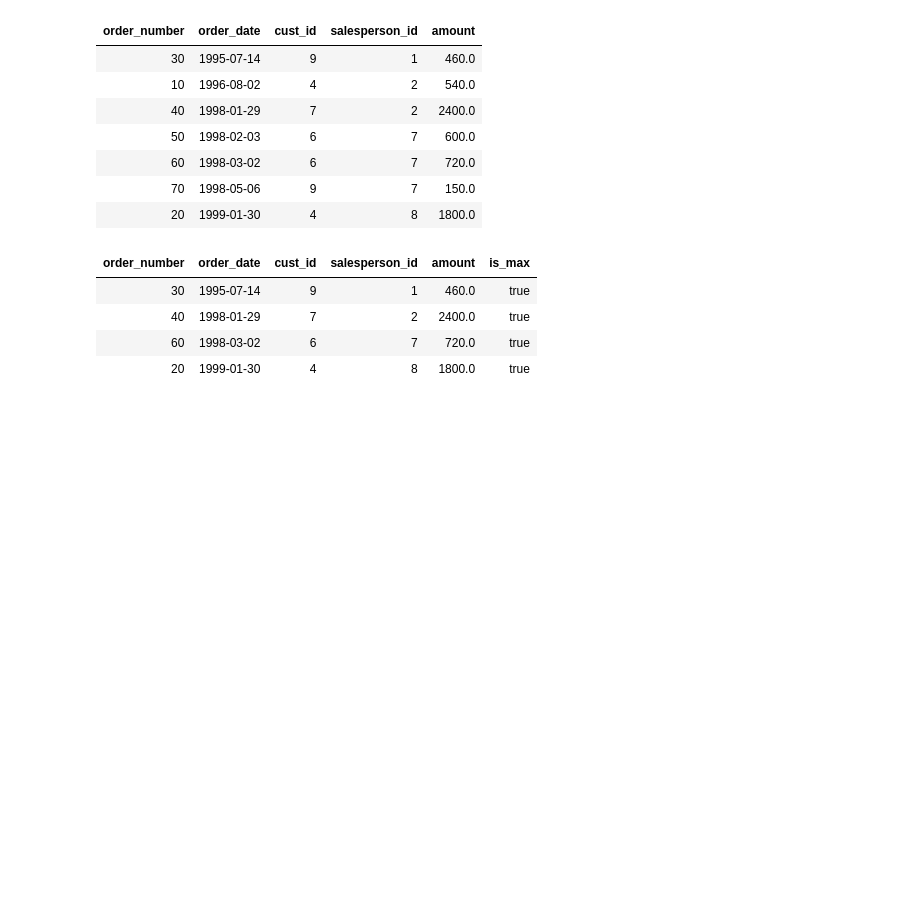
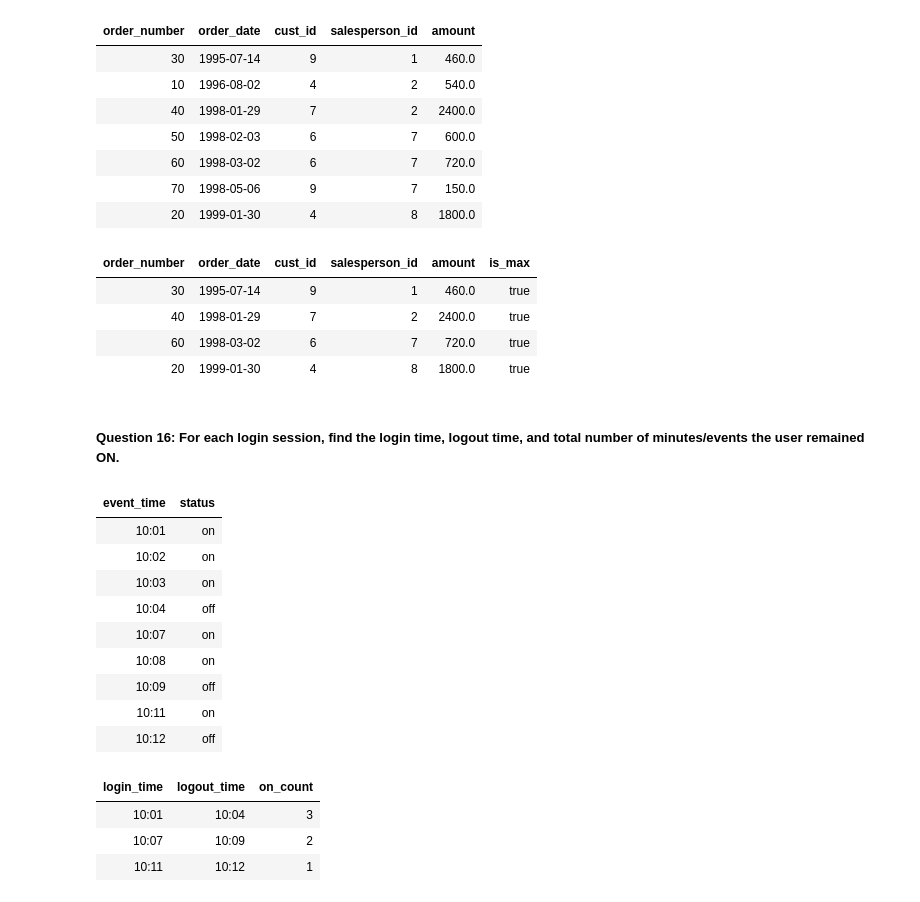
Before and after one commit to Rupam-1/SQL-Pyspark-practise_youtube, a Jupyter notebook: 04. PYSPARK - Part2.ipynb, the cells around one changed output. Cells and saved outputs as stored; diff of their text form; code cells hidden in the pictures; blank space fills up the shorter version.

```diff
--- a/04. PYSPARK - Part2.ipynb
+++ b/04. PYSPARK - Part2.ipynb
@@ -1811,3 +1811,74 @@ df.display()
 | 40 | 1998-01-29 | 7 | 2 | 2400.0 | true |
 | 60 | 1998-03-02 | 6 | 7 | 720.0 | true |
 | 20 | 1999-01-30 | 4 | 8 | 1800.0 | true |
+# %% [markdown]
+##### Question 16: For each login session, find the login time, logout time, and total number of minutes/events the user remained ON.
+# %%
+from pyspark.sql.types import *
+from pyspark.sql.functions import *
+event_status_data = [
+    ("10:01", "on"),
+    ("10:02", "on"),
+    ("10:03", "on"),
+    ("10:04", "off"),
+    ("10:07", "on"),
+    ("10:08", "on"),
+    ("10:09", "off"),
+    ("10:11", "on"),
+    ("10:12", "off")
+]
+event_status_schema = StructType([
+    StructField("event_time", StringType(), True),
+    StructField("status", StringType(), True)
+])
+event_status_df = spark.createDataFrame(
+    event_status_data,
+    schema=event_status_schema
+)
+
+event_status_df.write.mode("Overwrite").saveAsTable("event_status")
+event_status_df.orderBy("event_time").display()
+# %% [output]
+| event_time | status |
+| 10:01 | on |
+| 10:02 | on |
+| 10:03 | on |
+| 10:04 | off |
+| 10:07 | on |
+| 10:08 | on |
+| 10:09 | off |
+| 10:11 | on |
+| 10:12 | off |
+# %%
+from pyspark.sql.functions import *
+from pyspark.sql.window import Window
+
+df = event_status_df.withColumn(
+    "prev",
+    lag(col("status"), 1, col("status")).over(Window.orderBy(col("event_time")))
+).withColumn(
+    "total",
+    sum(
+        when(
+            (col("status") == "on") & (col("prev") == "off"),
+            1
+        ).otherwise(0)
+    ).over(Window.orderBy(col("event_time")))
+).groupBy(
+    col("total")
+).agg(
+    min(col("event_time")).alias("login_time"),
+    max(col("event_time")).alias("logout_time"),
+    (count("*")-1).alias("on_count")
+).select(
+    col("login_time"),
+    col("logout_time"),
+    col("on_count")
+)
+
+df.display()
+# %% [output]
+| login_time | logout_time | on_count |
+| 10:01 | 10:04 | 3 |
+| 10:07 | 10:09 | 2 |
+| 10:11 | 10:12 | 1 |
```
Also changed, not shown: 1 other file.
